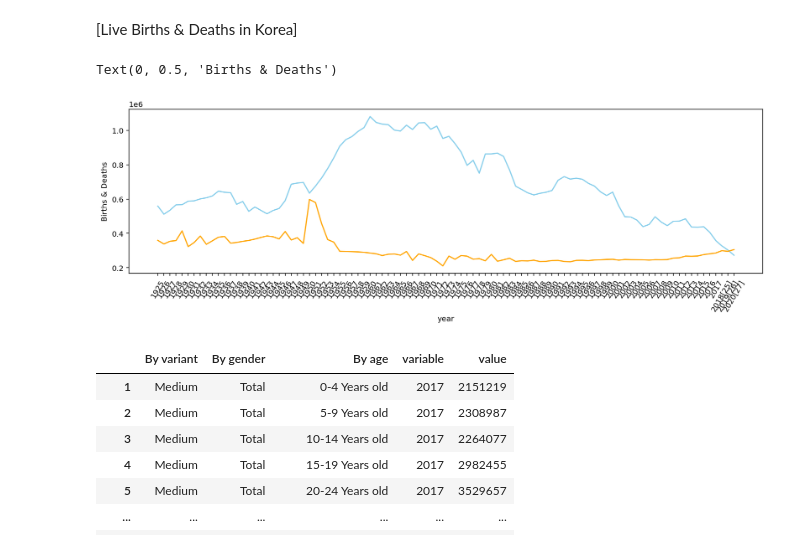
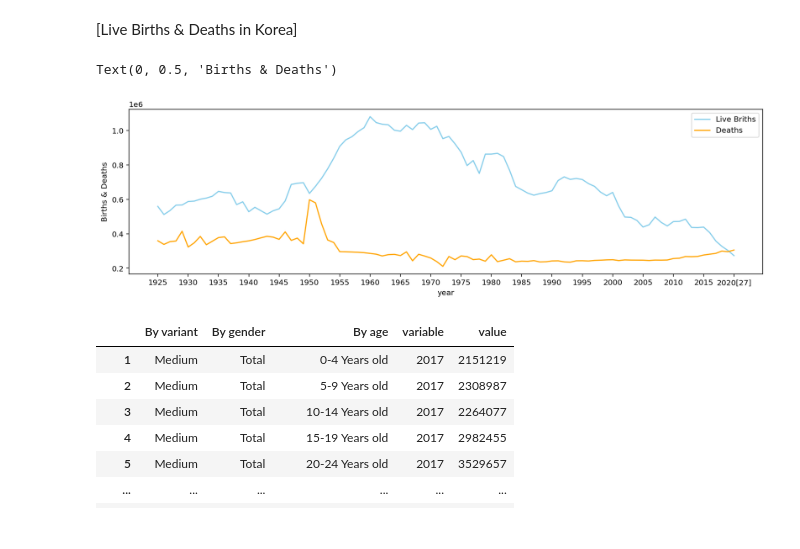
Before and after one commit to ljae/Moon, a Jupyter notebook: _ipynbs/Population_Korea.ipynb, the cells around one changed output. Cells and saved outputs as stored; diff of their text form; code cells hidden in the pictures.

```diff
--- a/_ipynbs/Population_Korea.ipynb
+++ b/_ipynbs/Population_Korea.ipynb
@@ -30,13 +30,14 @@ Text(0, 0.5, 'Population in Korea by the year')
 [Live Births & Deaths in Korea]
 # %%
 plt.figure(figsize=(15,4))
-plt.xticks(rotation=60)
 p = sns.lineplot(data = df,x="year",y="Live births", color="skyblue")
 p = sns.lineplot(data = df,x="year",y="Deaths", color="orange")
+plt.xticks(range(0,len(df["year"]),5))
+plt.legend(labels = ['Live Briths','Deaths'],loc = 'upper right')
 p.set_ylabel("Births & Deaths")
 # %% [output]
 Text(0, 0.5, 'Births & Deaths')
-[figure, old version]
+[figure, new version]
 # %%
 df_ko = pd.read_csv("./Projected_Population_by_Age_Korea.csv")
 df_ko = df_ko.melt(id_vars=["By variant","By gender","By age"])
```
Also changed, not shown: 2 other files.
